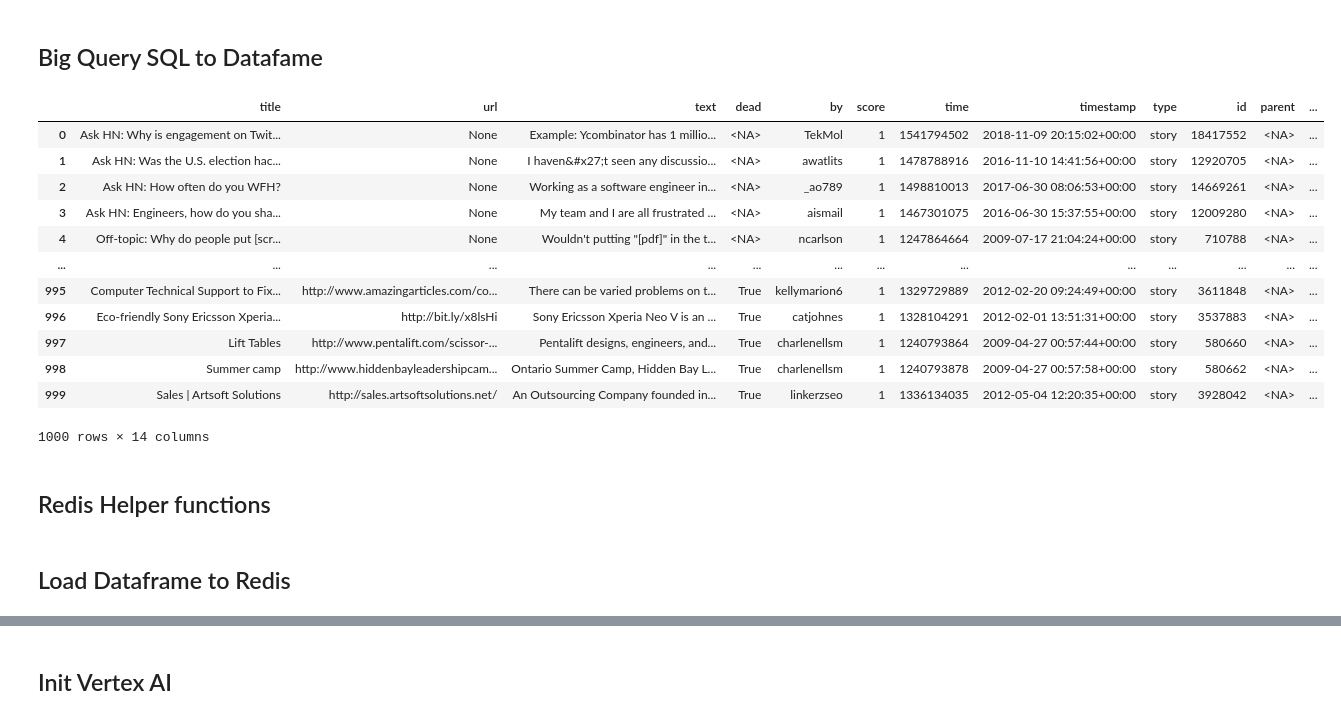
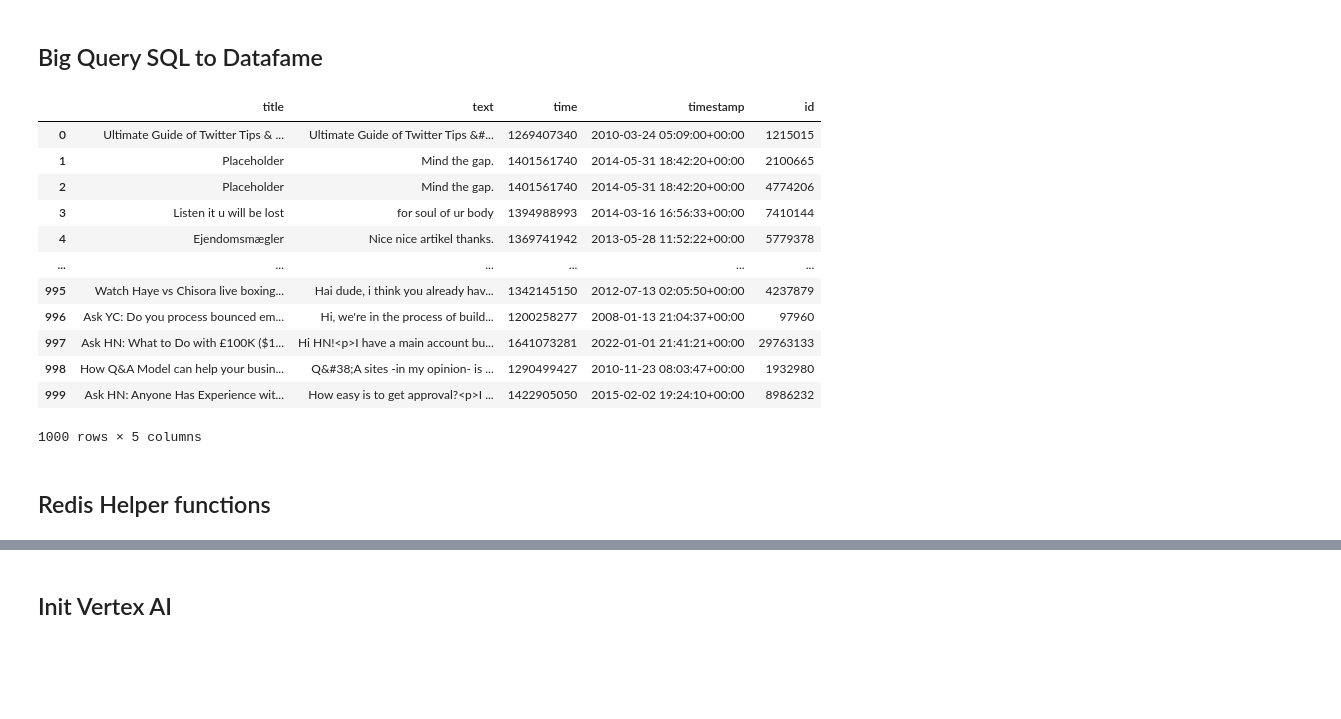
Before and after one commit to redis-developer/gcp-redis-llm-stack, a Jupyter notebook: BigQuery_Palm_Redis.ipynb, the cells around one changed output, grey strips where cells are left out. Cells and saved outputs as stored; diff of their text form; code cells hidden in the pictures; blank space fills up the shorter version.

```diff
--- a/BigQuery_Palm_Redis.ipynb
+++ b/BigQuery_Palm_Redis.ipynb
@@ -76,28 +74,32 @@ PROJECT_ID = 'central-beach-194106'
 # %%
 from google.cloud import bigquery
 
 client = bigquery.Client(project=PROJECT_ID)
 
 df = client.query('''
-SELECT * FROM `bigquery-public-data.hacker_news.full`
-where type !='comment' LIMIT 1000
+SELECT
+  title, text, time, timestamp, id
+FROM `bigquery-public-data.hacker_news.full`
+WHERE
+  type ='story'
+LIMIT 1000
 ''').to_dataframe()
 
 display(df)
 # %% [output]
-|  | title | url | text | dead | by | score | time | timestamp | type | id | parent | ... |
-| 0 | Ask HN: Why is engagement on Twit... | None | Example: Ycombinator has 1 millio... | <NA> | TekMol | 1 | 1541794502 | 2018-11-09 20:15:02+00:00 | story | 18417552 | <NA> | ... |
-| 1 | Ask HN: Was the U.S. election hac... | None | I haven&#x27;t seen any discussio... | <NA> | awatlits | 1 | 1478788916 | 2016-11-10 14:41:56+00:00 | story | 12920705 | <NA> | ... |
-| 2 | Ask HN: How often do you WFH? | None | Working as a software engineer in... | <NA> | _ao789 | 1 | 1498810013 | 2017-06-30 08:06:53+00:00 | story | 14669261 | <NA> | ... |
-| 3 | Ask HN: Engineers, how do you sha... | None | My team and I are all frustrated ... | <NA> | aismail | 1 | 1467301075 | 2016-06-30 15:37:55+00:00 | story | 12009280 | <NA> | ... |
-| 4 | Off-topic: Why do people put [scr... | None | Wouldn't putting "[pdf]" in the t... | <NA> | ncarlson | 1 | 1247864664 | 2009-07-17 21:04:24+00:00 | story | 710788 | <NA> | ... |
-| ... | ... | ... | ... | ... | ... | ... | ... | ... | ... | ... | ... | ... |
-| 995 | Computer Technical Support to Fix... | http://www.amazingarticles.com/co... | There can be varied problems on t... | True | kellymarion6 | 1 | 1329729889 | 2012-02-20 09:24:49+00:00 | story | 3611848 | <NA> | ... |
-| 996 | Eco-friendly Sony Ericsson Xperia... | http://bit.ly/x8lsHi | Sony Ericsson Xperia Neo V is an ... | True | catjohnes | 1 | 1328104291 | 2012-02-01 13:51:31+00:00 | story | 3537883 | <NA> | ... |
-| 997 | Lift Tables | http://www.pentalift.com/scissor-... | Pentalift designs, engineers, and... | True | charlenellsm | 1 | 1240793864 | 2009-04-27 00:57:44+00:00 | story | 580660 | <NA> | ... |
-| 998 | Summer camp | http://www.hiddenbayleadershipcam... | Ontario Summer Camp, Hidden Bay L... | True | charlenellsm | 1 | 1240793878 | 2009-04-27 00:57:58+00:00 | story | 580662 | <NA> | ... |
-| 999 | Sales | Artsoft Solutions | http://sales.artsoftsolutions.net/ | An Outsourcing Company founded in... | True | linkerzseo | 1 | 1336134035 | 2012-05-04 12:20:35+00:00 | story | 3928042 | <NA> | ... |
+|  | title | text | time | timestamp | id |
+| 0 | Ultimate Guide of Twitter Tips & ... | Ultimate Guide of Twitter Tips &#... | 1269407340 | 2010-03-24 05:09:00+00:00 | 1215015 |
+| 1 | Placeholder | Mind the gap. | 1401561740 | 2014-05-31 18:42:20+00:00 | 2100665 |
+| 2 | Placeholder | Mind the gap. | 1401561740 | 2014-05-31 18:42:20+00:00 | 4774206 |
+| 3 | Listen it u will be lost | for soul of ur body | 1394988993 | 2014-03-16 16:56:33+00:00 | 7410144 |
+| 4 | Ejendomsmægler | Nice nice artikel thanks. | 1369741942 | 2013-05-28 11:52:22+00:00 | 5779378 |
+| ... | ... | ... | ... | ... | ... |
+| 995 | Watch Haye vs Chisora live boxing... | Hai dude, i think you already hav... | 1342145150 | 2012-07-13 02:05:50+00:00 | 4237879 |
+| 996 | Ask YC: Do you process bounced em... | Hi, we're in the process of build... | 1200258277 | 2008-01-13 21:04:37+00:00 | 97960 |
+| 997 | Ask HN: What to Do with £100K ($1... | Hi HN!<p>I have a main account bu... | 1641073281 | 2022-01-01 21:41:21+00:00 | 29763133 |
+| 998 | How Q&A Model can help your busin... | Q&#38;A sites -in my opinion- is ... | 1290499427 | 2010-11-23 08:03:47+00:00 | 1932980 |
+| 999 | Ask HN: Anyone Has Experience wit... | How easy is to get approval?<p>I ... | 1422905050 | 2015-02-02 19:24:10+00:00 | 8986232 |
-1000 rows × 14 columns
+1000 rows × 5 columns
 # %% [markdown]
 ## Redis Helper functions
 # %%
@@ -129,2 +162,0 @@ def load_dataframe(redis, df, key_prefix="tweet", id_column="id", pipe_size=100)
-# %% [markdown]
-## Load Dataframe to Redis
```
Also changed, not shown: parts of 21 cells of this notebook.
